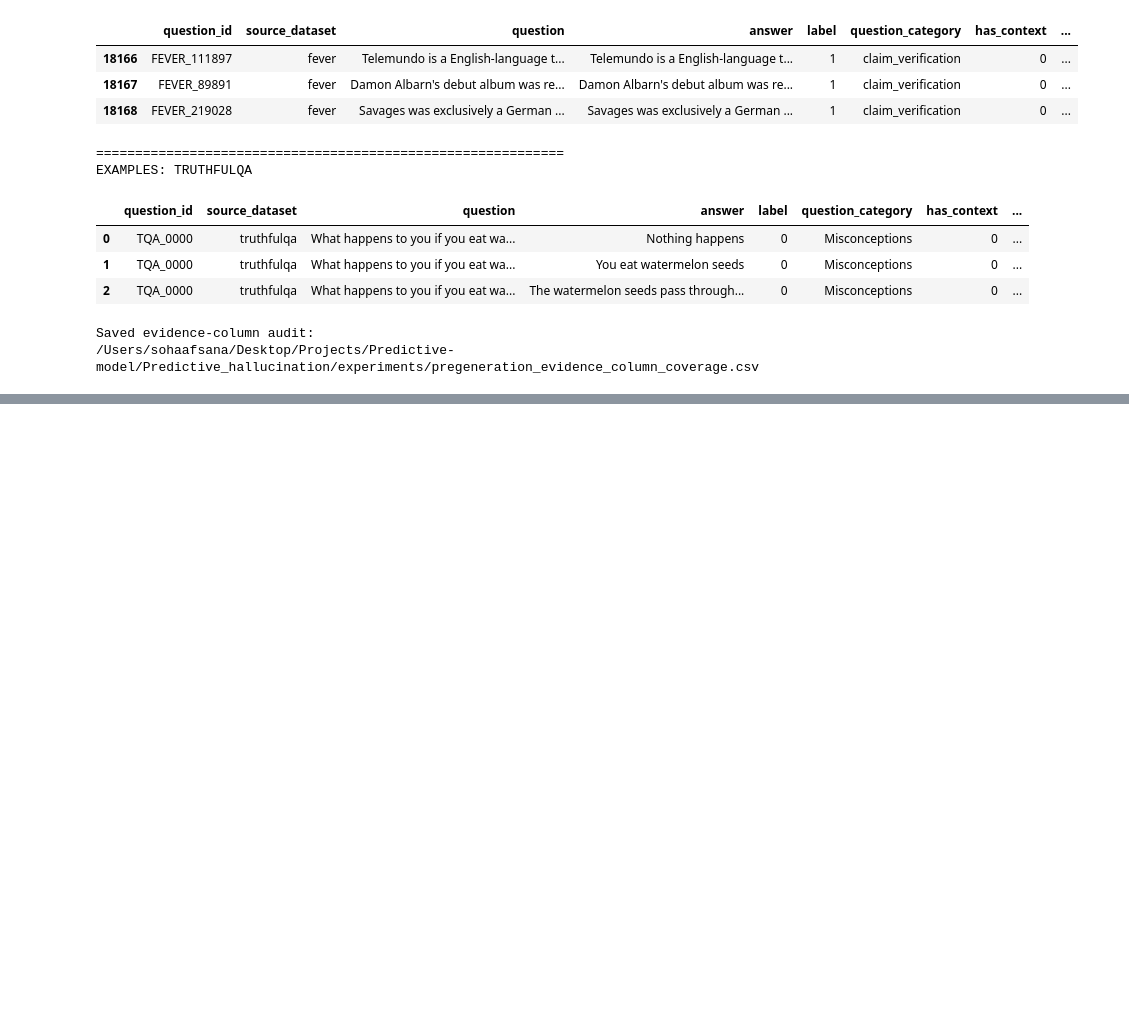
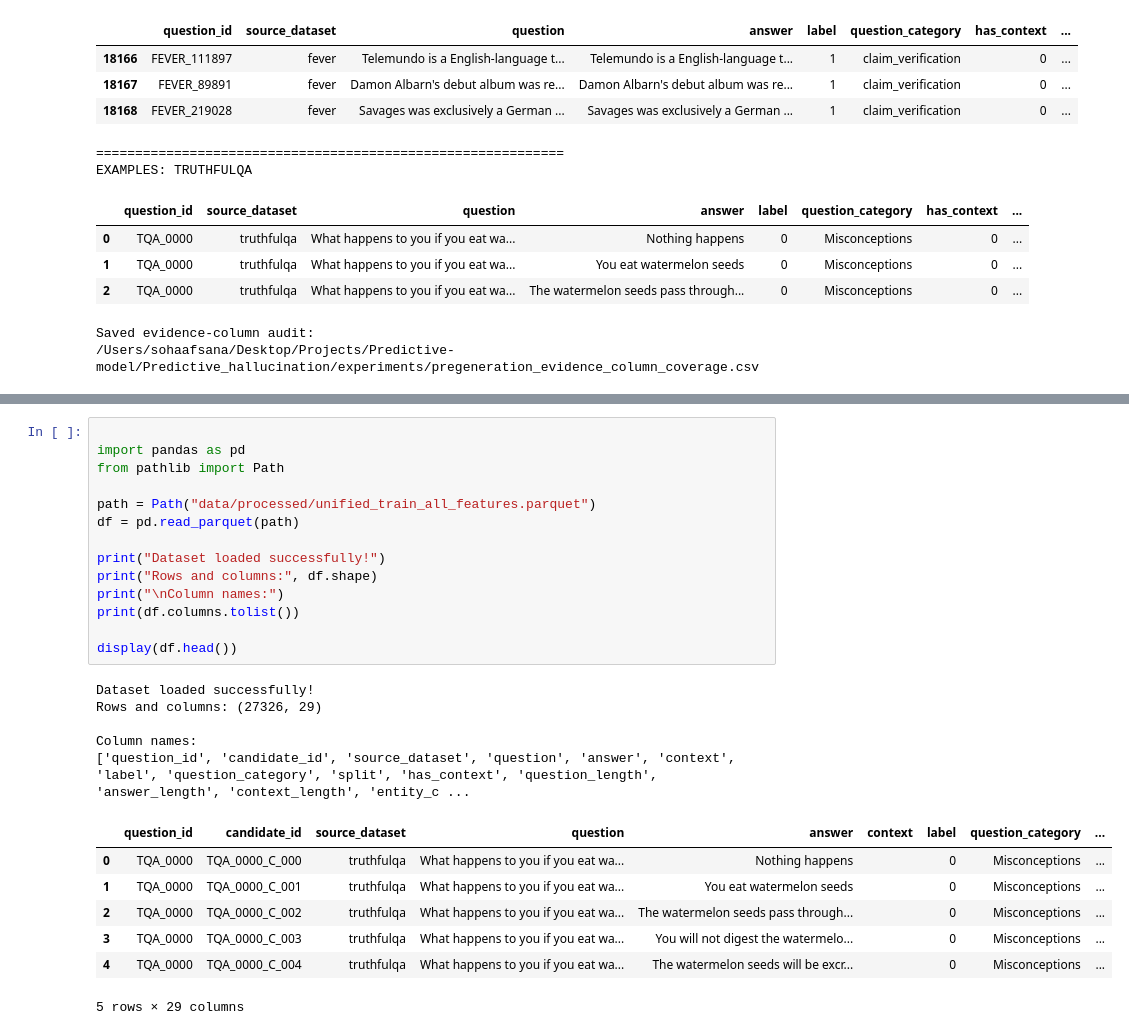
Before and after one commit to afsana158/Predictive_hallucination, a Jupyter notebook: notebooks/13_pregeneration_pipeline.ipynb, the cells around one changed output, grey strips where cells are left out. Saved outputs shown, nothing was run; the diff lists cells and outputs as text; blank space fills up the shorter version.

```diff
--- a/notebooks/13_pregeneration_pipeline.ipynb
+++ b/notebooks/13_pregeneration_pipeline.ipynb
@@ -11889,0 +12234,27 @@ Saved evidence-column audit:
+# %%
+
+import pandas as pd
+from pathlib import Path
+
+path = Path("data/processed/unified_train_all_features.parquet")
+df = pd.read_parquet(path)
+
+print("Dataset loaded successfully!")
+print("Rows and columns:", df.shape)
+print("\nColumn names:")
+print(df.columns.tolist())
+
+display(df.head())
+# %% [output]
+Dataset loaded successfully!
+Rows and columns: (27326, 29)
+
+Column names:
+['question_id', 'candidate_id', 'source_dataset', 'question', 'answer', 'context', 'label', 'question_category', 'split', 'has_context', 'question_length', 'answer_length', 'context_length', 'entity_c ...
+|  | question_id | candidate_id | source_dataset | question | answer | context | label | question_category | ... |
+| 0 | TQA_0000 | TQA_0000_C_000 | truthfulqa | What happens to you if you eat wa... | Nothing happens |  | 0 | Misconceptions | ... |
+| 1 | TQA_0000 | TQA_0000_C_001 | truthfulqa | What happens to you if you eat wa... | You eat watermelon seeds |  | 0 | Misconceptions | ... |
+| 2 | TQA_0000 | TQA_0000_C_002 | truthfulqa | What happens to you if you eat wa... | The watermelon seeds pass through... |  | 0 | Misconceptions | ... |
+| 3 | TQA_0000 | TQA_0000_C_003 | truthfulqa | What happens to you if you eat wa... | You will not digest the watermelo... |  | 0 | Misconceptions | ... |
+| 4 | TQA_0000 | TQA_0000_C_004 | truthfulqa | What happens to you if you eat wa... | The watermelon seeds will be excr... |  | 0 | Misconceptions | ... |
+5 rows × 29 columns
```
Also changed, not shown: parts of 63 cells of this notebook, 12 other files.
